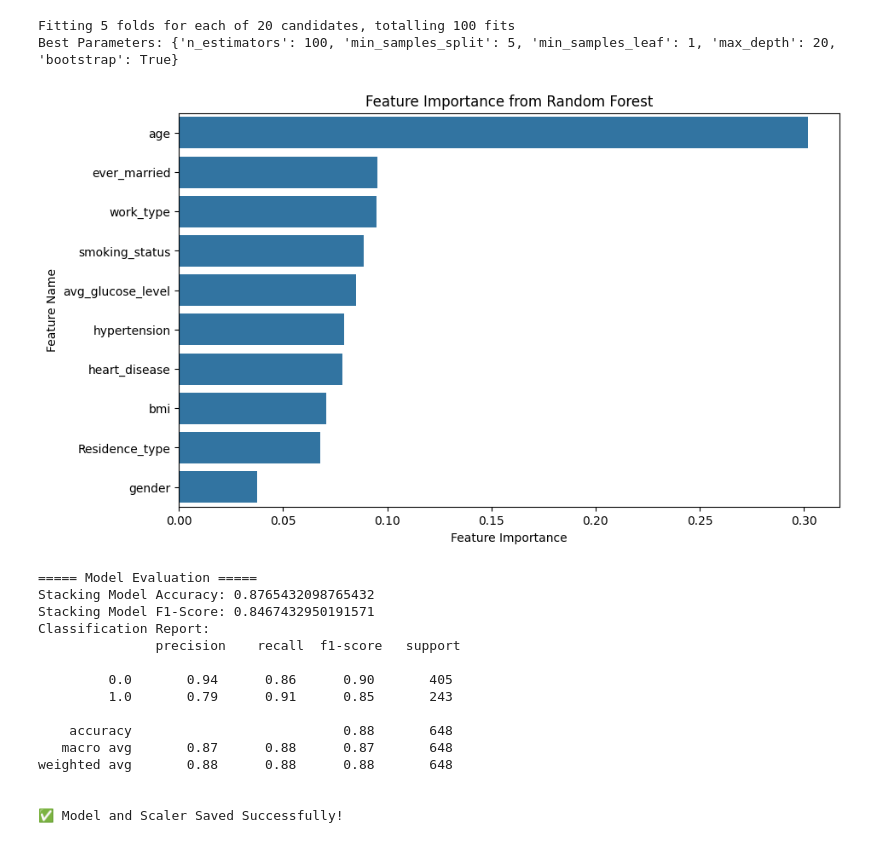
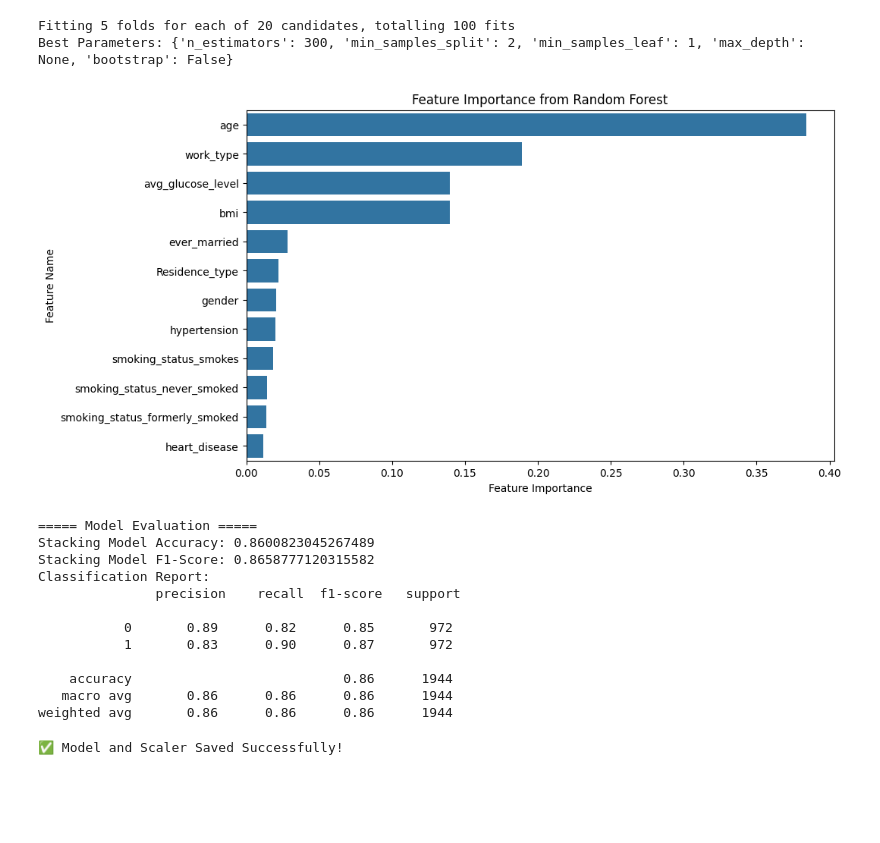
Before and after one commit to SaadAttalla/Stroke_Pre-Detection_Analysis, a Jupyter notebook: Stroke_Project_Model.ipynb, the cells around one changed output. Cells and saved outputs as stored; diff of their text form; code cells hidden in the pictures; blank space fills up the shorter version.

Commit message:
saved the model

```diff
--- a/Stroke_Project_Model.ipynb
+++ b/Stroke_Project_Model.ipynb
@@ -69,31 +19,12 @@ FileNotFoundError: [Errno 2] No such file or directory: 'Pre-processed Stroke Da
 # %%
-# Import required libraries
-import pandas as pd
-import numpy as np
-import joblib
-import matplotlib.pyplot as plt
-import seaborn as sns
-
-from imblearn.over_sampling import SMOTE
-from sklearn.model_selection import train_test_split, cross_val_score, StratifiedKFold, RandomizedSearchCV
-from sklearn.ensemble import RandomForestClassifier, StackingClassifier
-from sklearn.linear_model import LogisticRegression
-from sklearn.svm import SVC
-from sklearn.naive_bayes import GaussianNB
-from sklearn.preprocessing import StandardScaler
-from sklearn.metrics import accuracy_score, f1_score, classification_report, precision_recall_curve
-
 # ===========================
 # Step 1: Load and Prepare Data
 # ===========================
-df = pd.read_csv("/content/Balanced_Stroke_Data.csv")
-data = pd.DataFrame(df)
+df = pd.read_csv("/content/balanced_processed_stroke_data.csv")  # Load your dataset
+X = df.drop("stroke", axis=1)
+y = df["stroke"]
 
-# Separate features (X) and target (y)
-X = data.drop("stroke", axis=1)
-y = data["stroke"]
-
-# Train-test split with stratification
+# Train-test split (stratified to maintain class balance)
 X_train, X_test, y_train, y_test = train_test_split(X, y, test_size=0.2, random_state=42, stratify=y)
 
 # ===========================
@@ -163,53 +94,44 @@ base_models = [
 ]
 
 meta_model = GaussianNB()
 
 stacking_model = StackingClassifier(estimators=base_models, final_estimator=meta_model, cv=5)
 stacking_model.fit(X_train_selected, y_train_resampled)
 
 # Make probability predictions
 y_scores = stacking_model.predict_proba(X_test_selected)[:, 1]
 
 # Determine the best threshold using Precision-Recall Curve
 precision, recall, thresholds = precision_recall_curve(y_test, y_scores)
 optimal_idx = np.argmax(2 * (precision * recall) / (precision + recall))  # Maximizing F1-score
 optimal_threshold = thresholds[optimal_idx]
 
 # Make final predictions based on the best threshold
 y_pred_stacking = (y_scores >= optimal_threshold).astype(int)
 
 # Evaluate model
 accuracy_stacking = accuracy_score(y_test, y_pred_stacking)
 f1_stacking = f1_score(y_test, y_pred_stacking)
 
 print("\n===== Model Evaluation =====")
 print("Stacking Model Accuracy:", accuracy_stacking)
 print("Stacking Model F1-Score:", f1_stacking)
 print("Classification Report:\n", classification_report(y_test, y_pred_stacking))
 
 # ===========================
-# Step 7: Save the Best Model and Scaler
-# ===========================
-# joblib.dump(stacking_model, "best_stroke_model.pkl")
-# joblib.dump(scaler, "scaler.pkl")
-
-print("\n✅ Model and Scaler Saved Successfully!")
 # %% [output]
 Fitting 5 folds for each of 20 candidates, totalling 100 fits
-Best Parameters: {'n_estimators': 100, 'min_samples_split': 5, 'min_samples_leaf': 1, 'max_depth': 20, 'bootstrap': True}
+Best Parameters: {'n_estimators': 300, 'min_samples_split': 2, 'min_samples_leaf': 1, 'max_depth': None, 'bootstrap': False}
-[figure, old version]
+[figure, new version]
 ===== Model Evaluation =====
-Stacking Model Accuracy: 0.8765432098765432
-Stacking Model F1-Score: 0.8467432950191571
+Stacking Model Accuracy: 0.8600823045267489
+Stacking Model F1-Score: 0.8658777120315582
 Classification Report:
                precision    recall  f1-score   support
 
-         0.0       0.94      0.86      0.90       405
-         1.0       0.79      0.91      0.85       243
+           0       0.89      0.82      0.85       972
+           1       0.83      0.90      0.87       972
 
-    accuracy                           0.88       648
-   macro avg       0.87      0.88      0.87       648
-weighted avg       0.88      0.88      0.88       648
-
-
-✅ Model and Scaler Saved Successfully!
+    accuracy                           0.86      1944
+   macro avg       0.86      0.86      0.86      1944
+weighted avg       0.86      0.86      0.86      1944
@@ -266,0 +138,9 @@ print("Classification Report:\n", classification_report(y_test, y_pred))
+# %%
+# Step 7: Save the Best Model and Scaler
+# ===========================
+#joblib.dump(stacking_model, "best_stroke_model.pkl")
+#joblib.dump(scaler, "scaler.pkl")
+
+print("\n✅ Model and Scaler Saved Successfully!")
+# %% [output]
+✅ Model and Scaler Saved Successfully!
```
Also changed, not shown: parts of 6 cells of this notebook.
